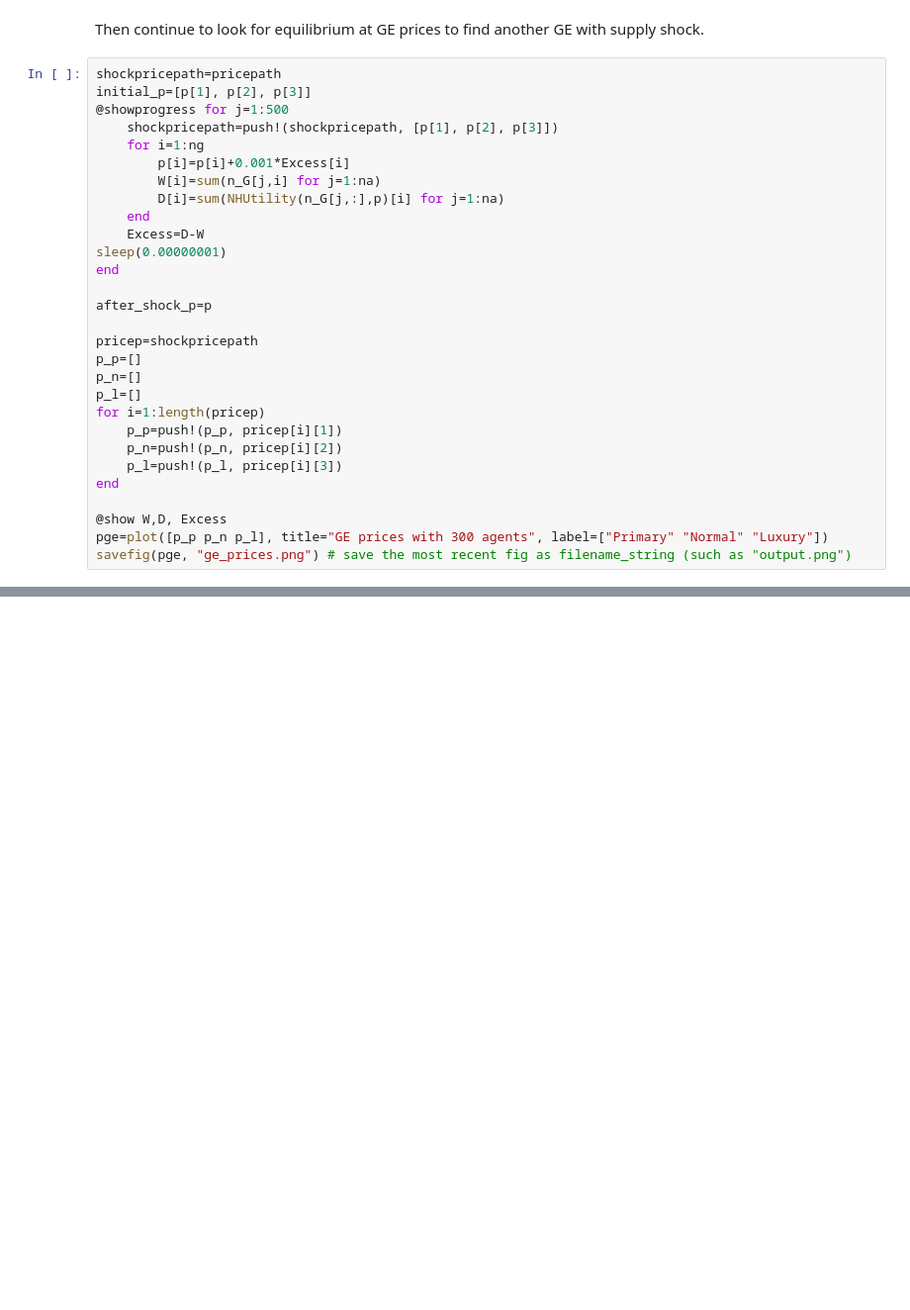
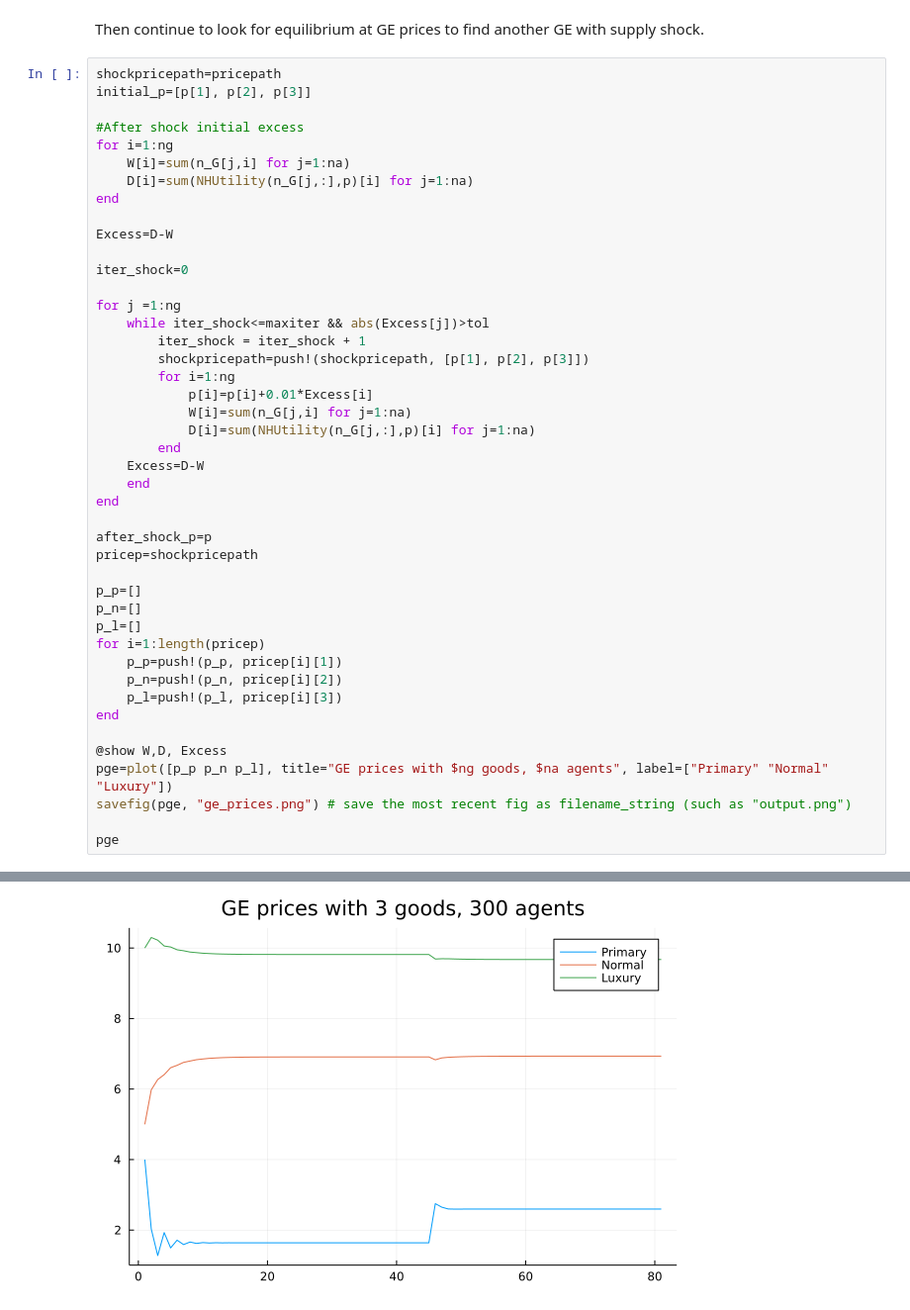
Before and after one commit to antoineding/IIRUHH_master, a Jupyter notebook: src/treatingexcess.ipynb, the cells around one changed output, grey strips where cells are left out. Shown at 99% size. Saved outputs shown, nothing was run; the diff lists cells and outputs as text; blank space fills up the shorter version.

```diff
--- a/src/treatingexcess.ipynb
+++ b/src/treatingexcess.ipynb
@@ -211,20 +199,33 @@ Then continue to look for equilibrium at GE prices to find another GE with suppl
 # %%
 shockpricepath=pricepath
 initial_p=[p[1], p[2], p[3]]
-@showprogress for j=1:500
-    shockpricepath=push!(shockpricepath, [p[1], p[2], p[3]])
-    for i=1:ng
-        p[i]=p[i]+0.001*Excess[i]
-        W[i]=sum(n_G[j,i] for j=1:na)
-        D[i]=sum(NHUtility(n_G[j,:],p)[i] for j=1:na)
+
+#After shock initial excess
+for i=1:ng
+    W[i]=sum(n_G[j,i] for j=1:na)
+    D[i]=sum(NHUtility(n_G[j,:],p)[i] for j=1:na)
+end
+
+Excess=D-W
+
+iter_shock=0
+
+for j =1:ng
+    while iter_shock<=maxiter && abs(Excess[j])>tol
+        iter_shock = iter_shock + 1
+        shockpricepath=push!(shockpricepath, [p[1], p[2], p[3]])
+        for i=1:ng
+            p[i]=p[i]+0.01*Excess[i]
+            W[i]=sum(n_G[j,i] for j=1:na)
+            D[i]=sum(NHUtility(n_G[j,:],p)[i] for j=1:na)
+        end
+    Excess=D-W
     end
-    Excess=D-W
-sleep(0.00000001)
 end
 
 after_shock_p=p
+pricep=shockpricepath
 
-pricep=shockpricepath
 p_p=[]
 p_n=[]
 p_l=[]
@@ -235,5 +236,8 @@ for i=1:length(pricep)
 end
 
 @show W,D, Excess
-pge=plot([p_p p_n p_l], title="GE prices with 300 agents", label=["Primary" "Normal" "Luxury"])
+pge=plot([p_p p_n p_l], title="GE prices with $ng goods, $na agents", label=["Primary" "Normal" "Luxury"])
 savefig(pge, "ge_prices.png") # save the most recent fig as filename_string (such as "output.png")
+
+pge
+# %% [output]
@@ -239,0 +245 @@ savefig(pge, "ge_prices.png") # save the most recent fig as filename_string (suc
+[figure, added]
```
Also changed, not shown: parts of 12 cells of this notebook, 3 other files.
